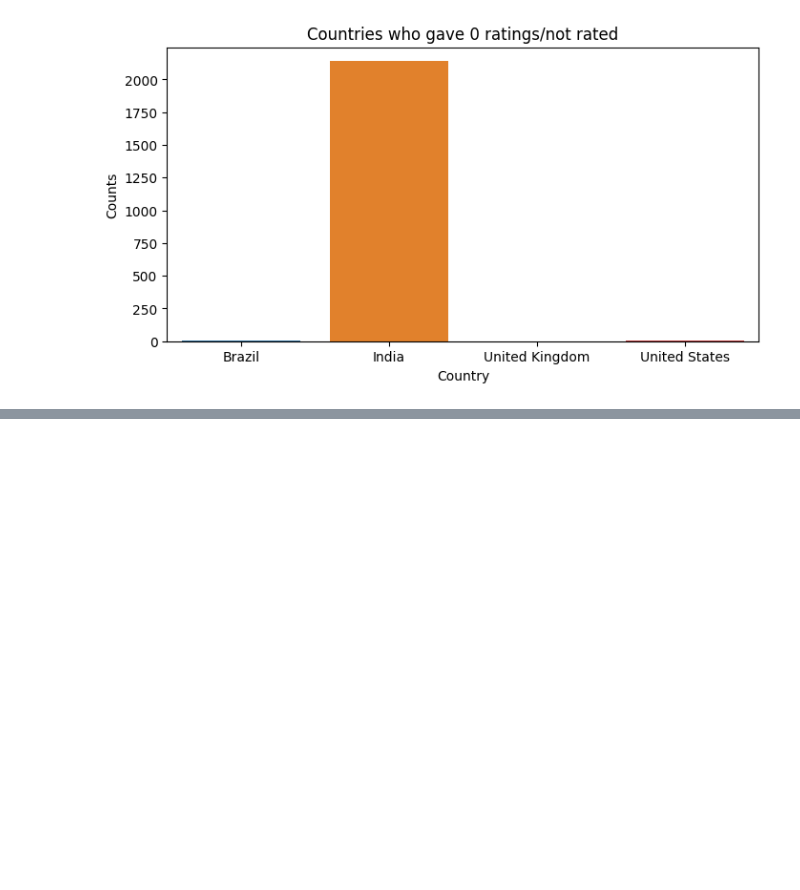
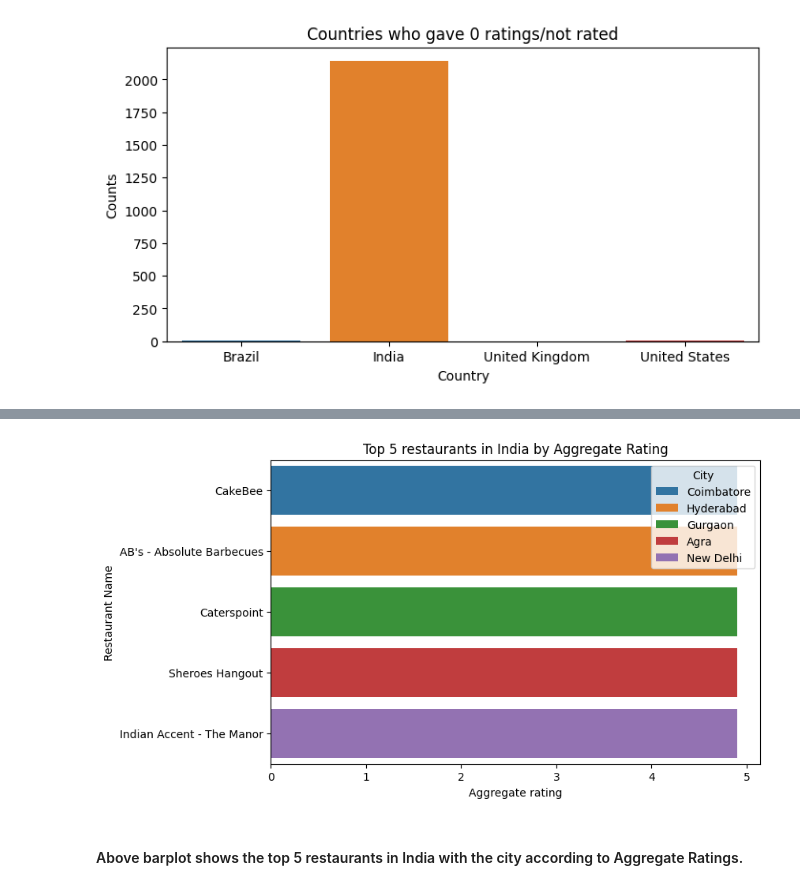
Before and after one commit to Akshay-Paunikar/EDA_and_Feature_Engineering, a Jupyter notebook: Day_1_Zomato_Dataset/Day_1_Zomato_Dataset.ipynb, the cells around one changed output, grey strips where cells are left out. Cells and saved outputs as stored; diff of their text form; code cells hidden in the pictures; blank space fills up the shorter version.

Commit message:
Data analysis done

```diff
--- a/Day_1_Zomato_Dataset/Day_1_Zomato_Dataset.ipynb
+++ b/Day_1_Zomato_Dataset/Day_1_Zomato_Dataset.ipynb
@@ -397,0 +473,5 @@ plt.show()
+# %%
+# Let's find out the top restaurants in India according to ratings
+top_5_rest_india = final_df[final_df['Country']=='India'].groupby(['Restaurant Name', 'City'])['Aggregate rating'].mean().sort_values(
+    ascending=False).reset_index().head()
+top_5_rest_india
@@ -397,0 +485,9 @@ plt.show()
+# %%
+plt.figure(figsize=(8,5))
+sns.barplot(y='Restaurant Name', x='Aggregate rating', hue='City', data=top_5_rest_india, dodge=False)
+plt.title("Top 5 restaurants in India by Aggregate Rating")
+plt.show()
+# %% [output]
+[figure, added]
+# %% [markdown]
+#### Above barplot shows the top 5 restaurants in India with the city according to Aggregate Ratings.
```
Also changed, not shown: parts of 30 cells of this notebook.
